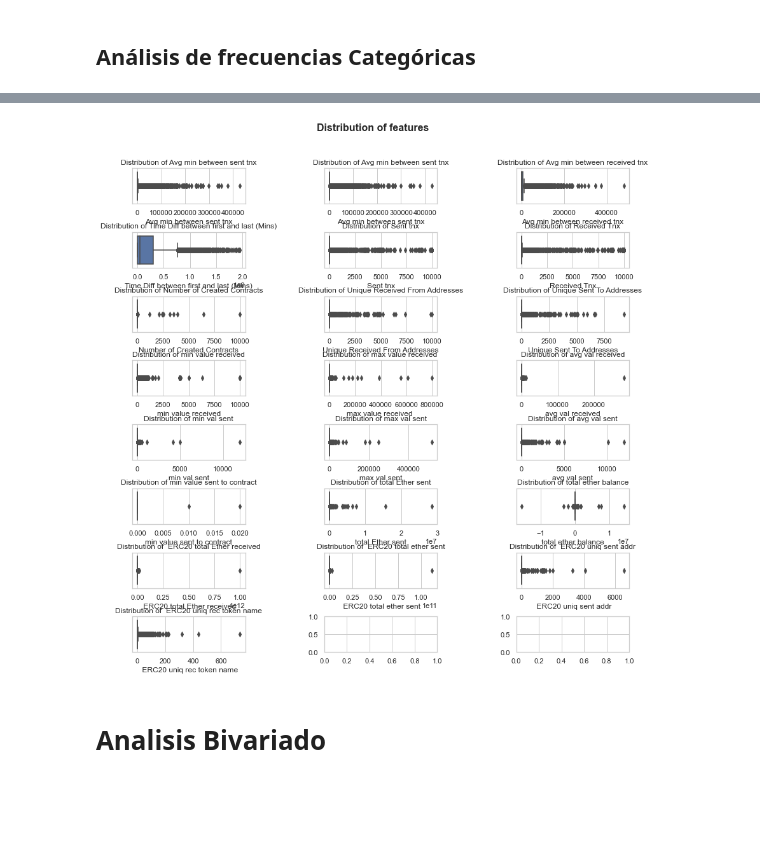
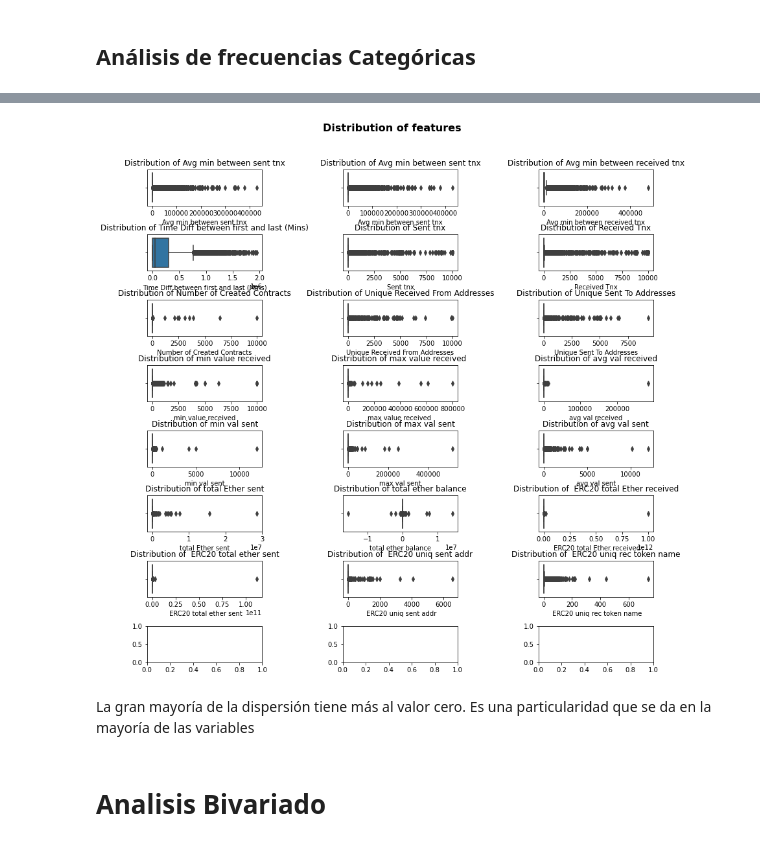
Before and after one commit to federicosanchez18/Proyecto-Fraude-Coder, a Jupyter notebook: Notebook Proyecto Fraude Coder.ipynb, the cells around one changed output, grey strips where cells are left out. Drawn from its saved outputs; the diff is of its cells as text; code cells hidden in the pictures; blank space fills up the shorter version.

```diff
--- a/Notebook Proyecto Fraude Coder.ipynb
+++ b/Notebook Proyecto Fraude Coder.ipynb
@@ -397,7 +391,7 @@ columns = ['FLAG', 'Avg min between sent tnx',
            'Unique Received From Addresses', 'Unique Sent To Addresses',
            'min value received', 'max value received ', 'avg val received',
            'min val sent', 'max val sent', 'avg val sent',
-           'min value sent to contract', 'total Ether sent',
+            'total Ether sent',
            'total ether balance', ' ERC20 total Ether received',
            ' ERC20 total ether sent', ' ERC20 uniq sent addr', ' ERC20 uniq rec token name']
 
@@ -447,36 +441,37 @@ ax12 = sns.boxplot(ax = axes[4,0], data=df_copy, x=columns[13])
 ax12.set_title(f'Distribution of {columns[13]}')
 
 ax13 = sns.boxplot(ax = axes[4,1], data=df_copy, x=columns[14])
 ax13.set_title(f'Distribution of {columns[14]}')
 
 ax14 = sns.boxplot(ax = axes[4,2], data=df_copy, x=columns[15])
 ax14.set_title(f'Distribution of {columns[15]}')
 
 ax15 = sns.boxplot(ax = axes[5,0], data=df_copy, x=columns[16])
 ax15.set_title(f'Distribution of {columns[16]}')
 
 ax15 = sns.boxplot(ax = axes[5,1], data=df_copy, x=columns[17])
 ax15.set_title(f'Distribution of {columns[17]}')
 
 ax15 = sns.boxplot(ax = axes[5,2], data=df_copy, x=columns[18])
 ax15.set_title(f'Distribution of {columns[18]}')
 
 ax15 = sns.boxplot(ax = axes[6,0], data=df_copy, x=columns[19])
 ax15.set_title(f'Distribution of {columns[19]}')
 
 ax15 = sns.boxplot(ax = axes[6,1], data=df_copy, x=columns[20])
 ax15.set_title(f'Distribution of {columns[20]}')
 
 ax15 = sns.boxplot(ax = axes[6,2], data=df_copy, x=columns[21])
 ax15.set_title(f'Distribution of {columns[21]}')
 
-ax15 = sns.boxplot(ax = axes[7,0], data=df_copy, x=columns[22])
-ax15.set_title(f'Distribution of {columns[22]}')
+
 
 
 plt.show()
 # %% [output]
-[figure, old version]
+[figure, new version]
+# %% [markdown]
+La gran mayoría de la dispersión tiene más al valor cero. Es una particularidad que se da en la mayoría de las variables
 # %% [markdown]
 # Analisis Bivariado
 # %%
```
Also changed, not shown: parts of 37 cells of this notebook.
